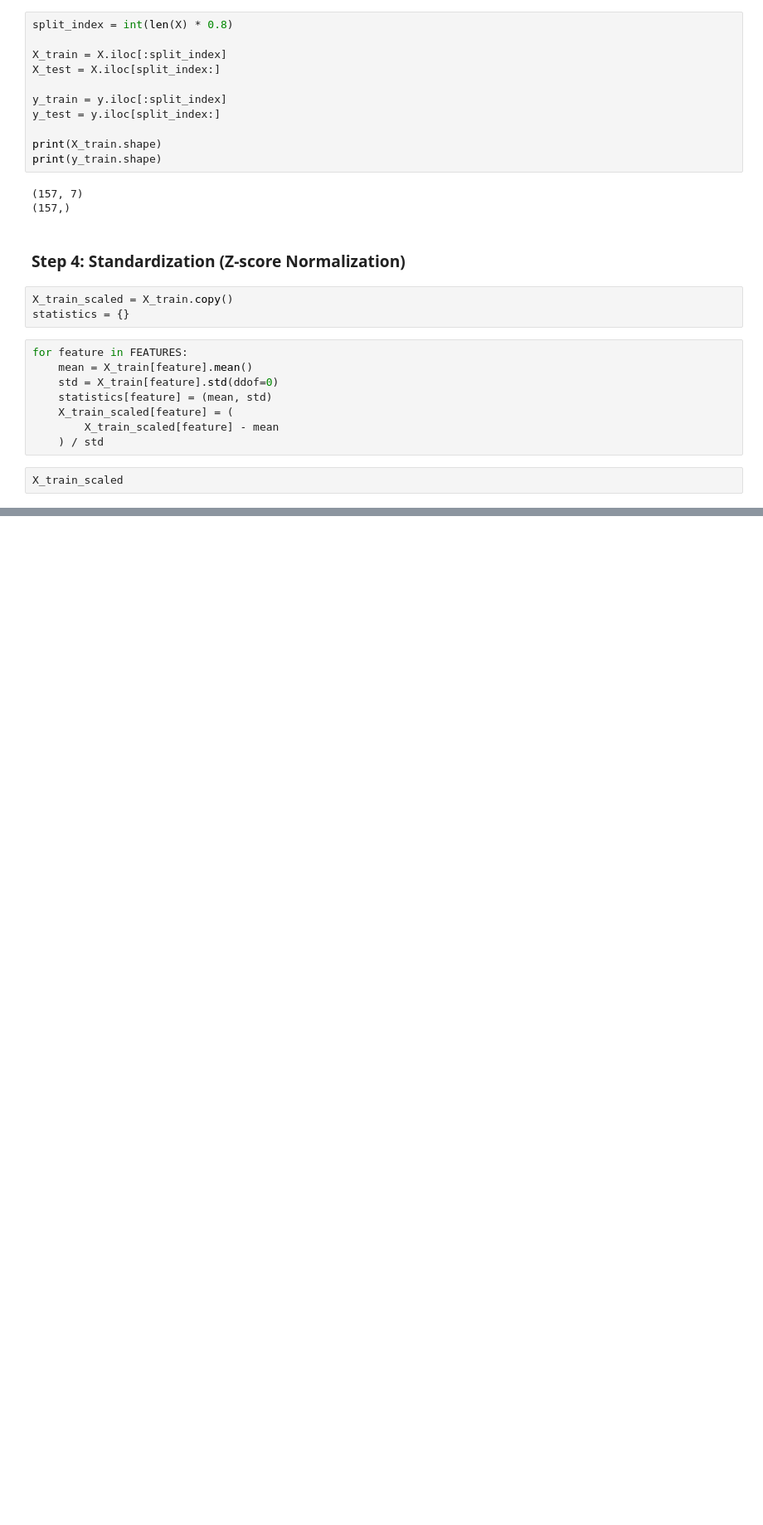
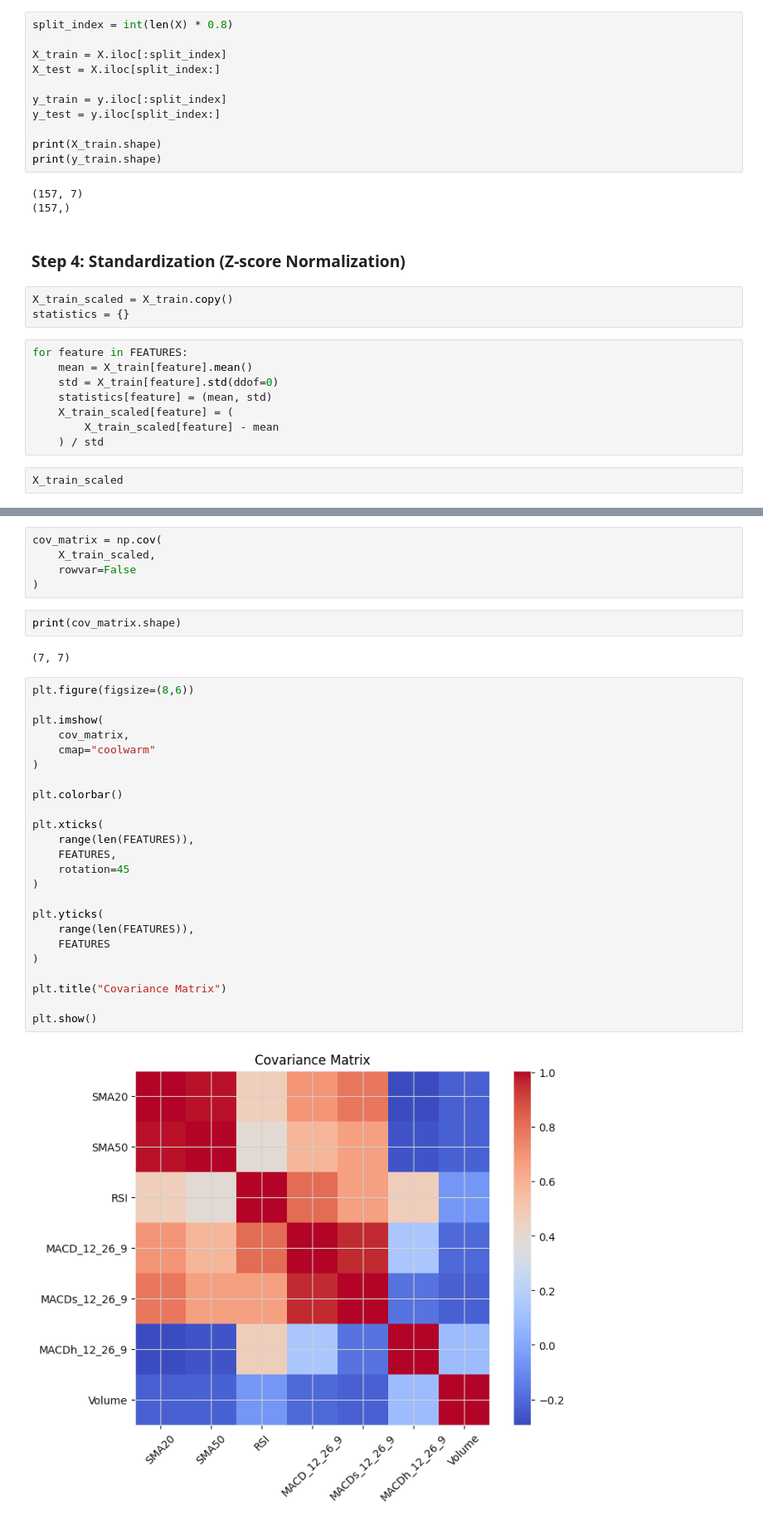
Before and after one commit to alaricbat/FinancialApp, a Jupyter notebook: AA002FinancialAI/ai-module/svm/svm_kernel.ipynb, the cells around one changed output, grey strips where cells are left out. Shown at 83% size. Cells and saved outputs as stored; diff of their text form; blank space fills up the shorter version.

```diff
--- a/AA002FinancialAI/ai-module/svm/svm_kernel.ipynb
+++ b/AA002FinancialAI/ai-module/svm/svm_kernel.ipynb
@@ -597,0 +608,35 @@ X_train_scaled
+# %%
+cov_matrix = np.cov(
+    X_train_scaled,
+    rowvar=False
+)
+# %%
+print(cov_matrix.shape)
+# %% [output]
+(7, 7)
+# %%
+plt.figure(figsize=(8,6))
+
+plt.imshow(
+    cov_matrix,
+    cmap="coolwarm"
+)
+
+plt.colorbar()
+
+plt.xticks(
+    range(len(FEATURES)),
+    FEATURES,
+    rotation=45
+)
+
+plt.yticks(
+    range(len(FEATURES)),
+    FEATURES
+)
+
+plt.title("Covariance Matrix")
+
+plt.show()
+# %% [output]
+[figure, added]
```
Also changed, not shown: parts of 10 cells of this notebook.
